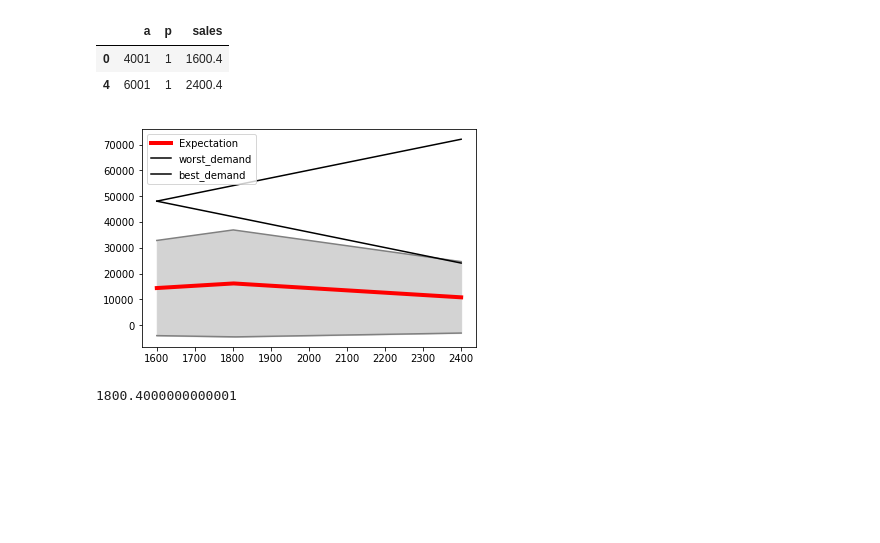
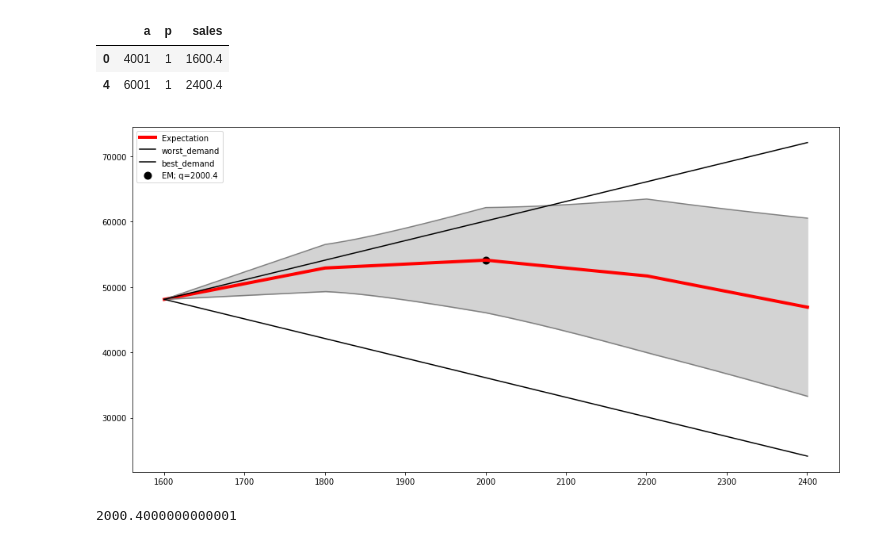
Before and after one commit to RerumNovarum/vsu-games, a Jupyter notebook: vsu_games_2.ipynb, the cells around one changed output. Cells and saved outputs as stored; diff of their text form; code cells hidden in the pictures; blank space fills up the shorter version.

Commit message:
fix plot

```diff
--- a/vsu_games_2.ipynb
+++ b/vsu_games_2.ipynb
@@ -26,13 +26,13 @@ df.transpose()
 | p | 0.1 | 0.3 | 0.3 | 0.2 | 0.1 |
 | sales | 1600.4 | 1800.4 | 2000.4 | 2200.4 | 2400.4 |
 # %%
-parms = pd.DataFrame(dict(
+parms = dict(
     base_cost = 200,
     unit_cost = 30,
     unit_income = 60,
     base_income = 300,
-), index=[1])
-parms
+)
+pd.DataFrame(parms, index=[1])
 # %% [output]
 |  | base_cost | base_income | unit_cost | unit_income |
 | 1 | 200 | 300 | 30 | 60 |
@@ -41,10 +41,10 @@ def gen_profit(df, parms):
     def profit(q):
         sold = np.minimum(df.sales, q)
         profit = (
-            sold*parms.unit_income
-            - q*parms.unit_cost
-            + parms.base_income
-            - parms.base_cost
+            sold*parms['unit_income']
+            - q*parms['unit_cost']
+            + parms['base_income']
+            - parms['base_cost']
         )
         return profit
     return profit
@@ -72,18 +72,22 @@ df.assign(p=1).iloc[[0, 4], :]
 | 0 | 4001 | 1 | 1600.4 |
 | 4 | 6001 | 1 | 2400.4 |
 # %%
+plt.figure(figsize=(16, 8))
 plt.plot(QQ, expvar.E, color='red', linewidth=4, label='Expectation')
 explow, exphigh = expvar.E - expvar.sigma, expvar.E + expvar.sigma
 plt.plot(QQ, explow, color='gray')
 plt.plot(QQ, exphigh, color='gray')
 plt.plot(QQ, low, color='black', label='worst_demand')
 plt.plot(QQ, high, color='black', label='best_demand')
 plt.fill_between(QQ, explow, exphigh, color='lightgray')
+plt.scatter(expvar.E.argmax(), expvar.E.max(),
+            label='EM; q=%s' % expvar.E.argmax(),
+            color='black', lw=4)
 plt.legend()
 plt.show()
 # %% [output]
-[figure, old version]
+[figure, new version]
 # %%
 expvar.E.argmax()
 # %% [output]
-1800.4000000000001
+2000.4000000000001
```
